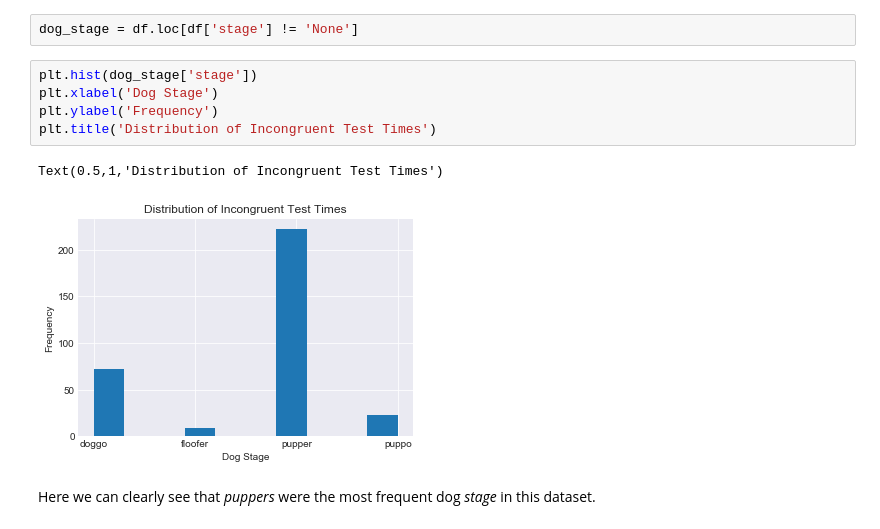
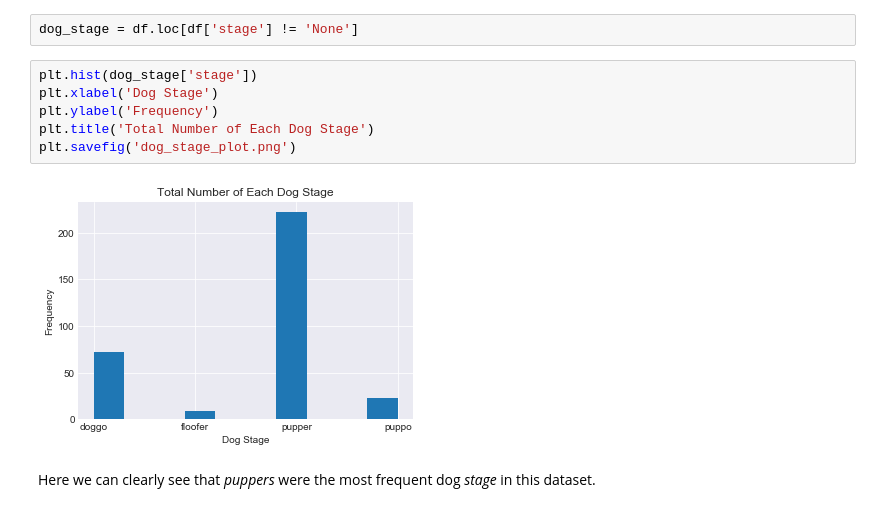
Before and after one commit to aaronbjohnson/WeRateDogs-Wrange-and-Analyze-Data, a Jupyter notebook: wrangle_act.ipynb, the cells around one changed output. Saved outputs shown, nothing was run; the diff lists cells and outputs as text.

```diff
--- a/wrangle_act.ipynb
+++ b/wrangle_act.ipynb
@@ -961,11 +960,11 @@ dog_stage = df.loc[df['stage'] != 'None']
 # %%
 plt.hist(dog_stage['stage'])
 plt.xlabel('Dog Stage')
 plt.ylabel('Frequency')
-plt.title('Distribution of Incongruent Test Times')
+plt.title('Total Number of Each Dog Stage')
+plt.savefig('dog_stage_plot.png')
 # %% [output]
-Text(0.5,1,'Distribution of Incongruent Test Times')
-[figure, old version]
+[figure, new version]
 # %% [markdown]
 Here we can clearly see that *puppers* were the most frequent dog *stage* in this dataset.
 # %% [markdown]
```
Also changed, not shown: parts of 2 cells of this notebook, 4 other files.
